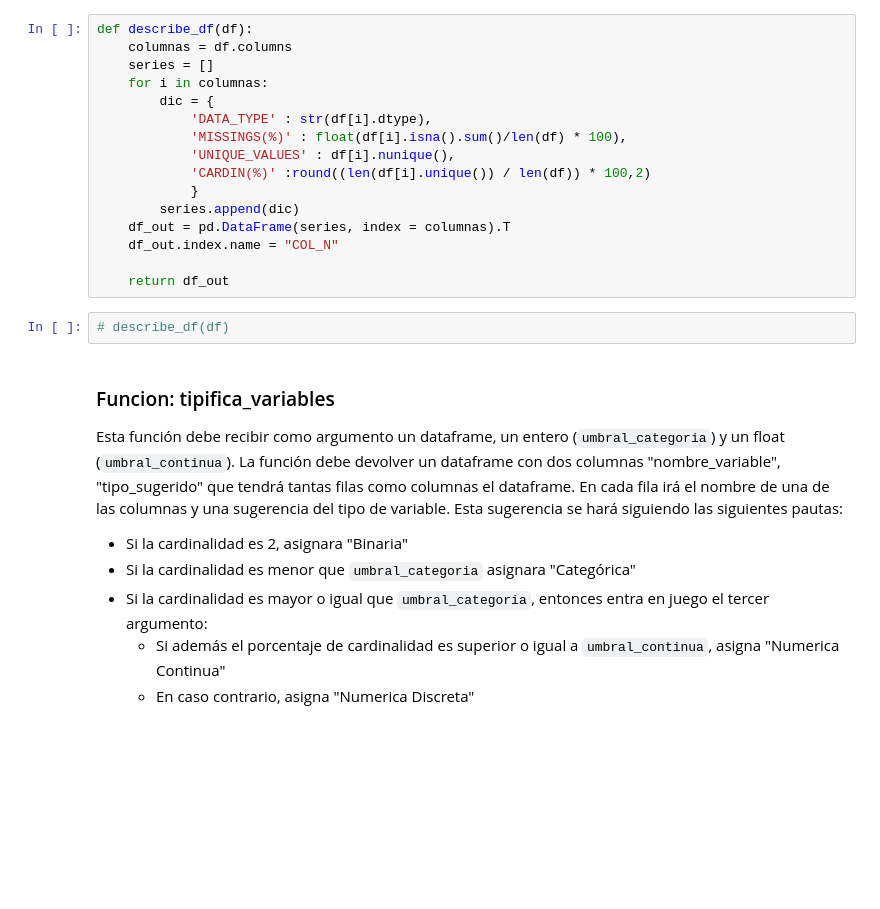
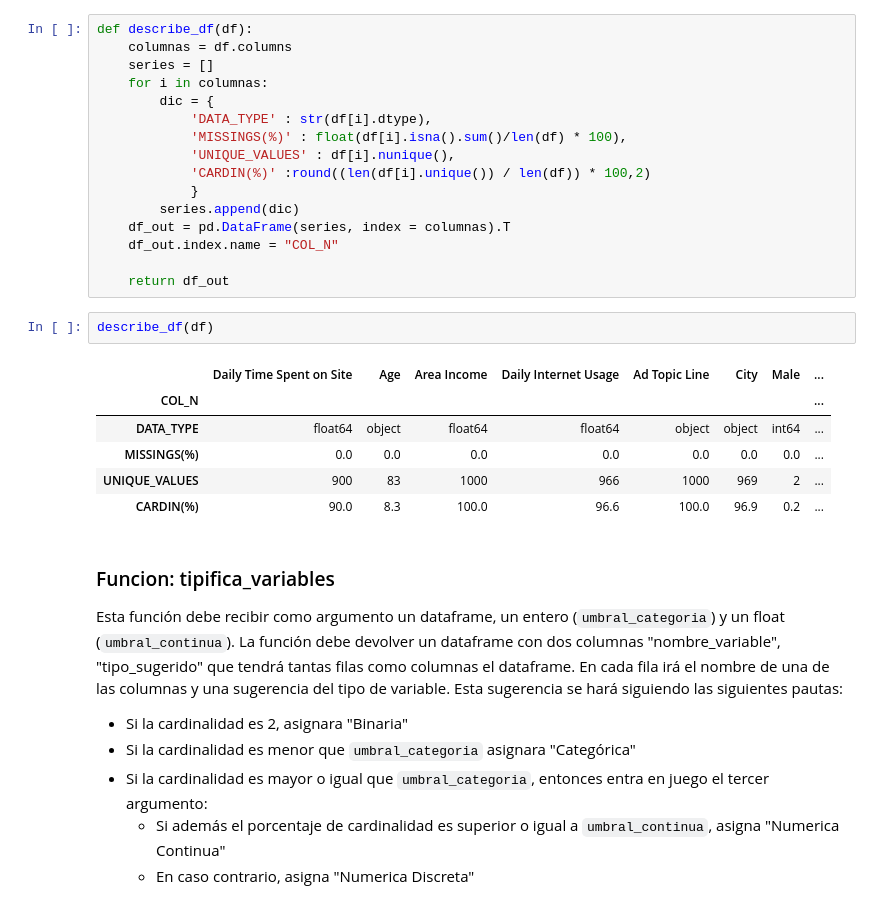
Before and after one commit to mrosm-dev/Team_Challenge_TOOLBOX_Equipo02, a Jupyter notebook: Mili/Team_Challenge_ToolBox.ipynb, the cells around one changed output. Cells and saved outputs as stored; diff of their text form; blank space fills up the shorter version.

```diff
--- a/Mili/Team_Challenge_ToolBox.ipynb
+++ b/Mili/Team_Challenge_ToolBox.ipynb
@@ -99,8 +80,15 @@ def describe_df(df):
     df_out.index.name = "COL_N"
 
     return df_out
-# %%
-# describe_df(df)
+# %%
+describe_df(df)
+# %% [output]
+|  | Daily Time Spent on Site | Age | Area Income | Daily Internet Usage | Ad Topic Line | City | Male | ... |
+| COL_N |  |  |  |  |  |  |  | ... |
+| DATA_TYPE | float64 | object | float64 | float64 | object | object | int64 | ... |
+| MISSINGS(%) | 0.0 | 0.0 | 0.0 | 0.0 | 0.0 | 0.0 | 0.0 | ... |
+| UNIQUE_VALUES | 900 | 83 | 1000 | 966 | 1000 | 969 | 2 | ... |
+| CARDIN(%) | 90.0 | 8.3 | 100.0 | 96.6 | 100.0 | 96.9 | 0.2 | ... |
 # %% [markdown]
 ### Funcion: tipifica_variables
 
```
Also changed, not shown: parts of 3 cells of this notebook.
